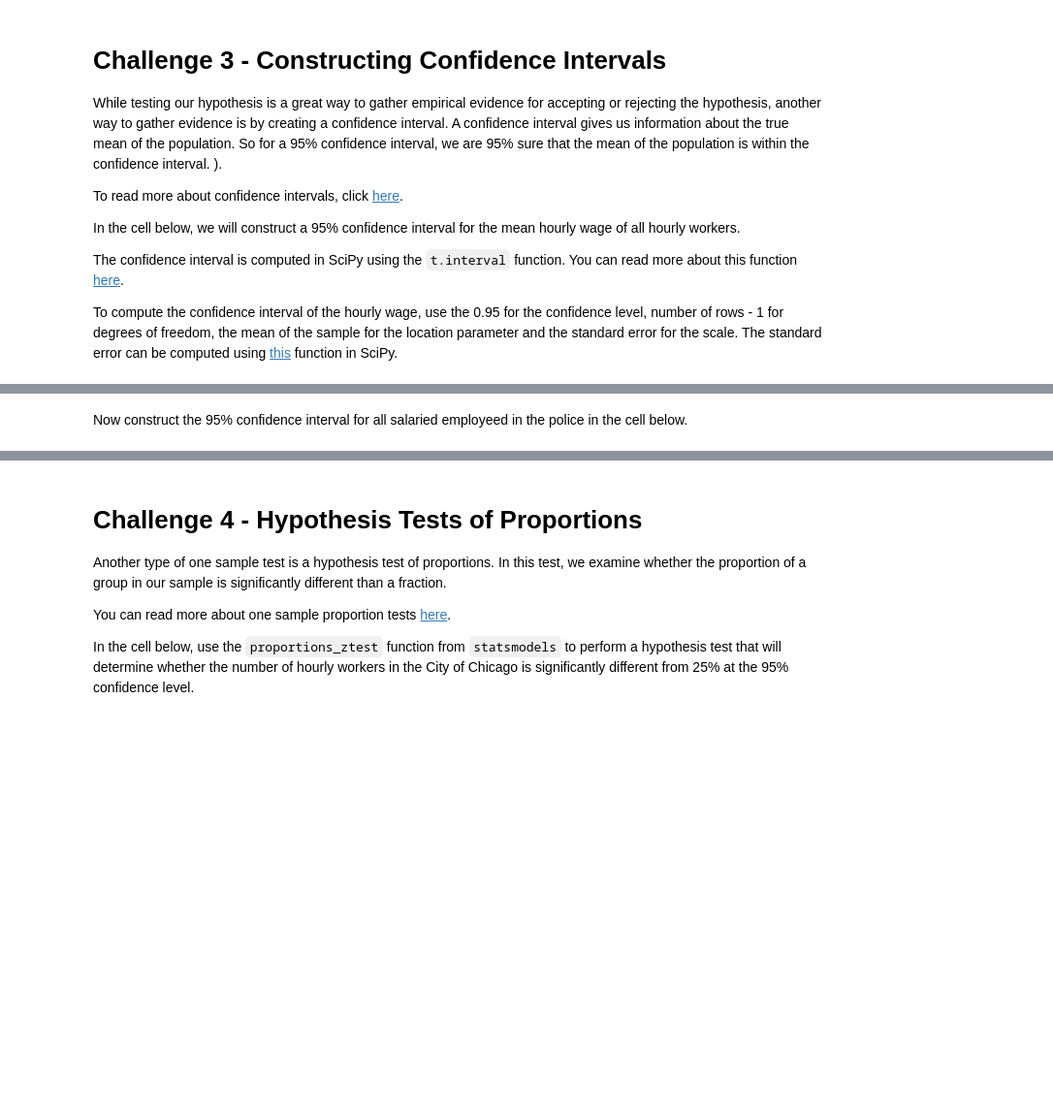
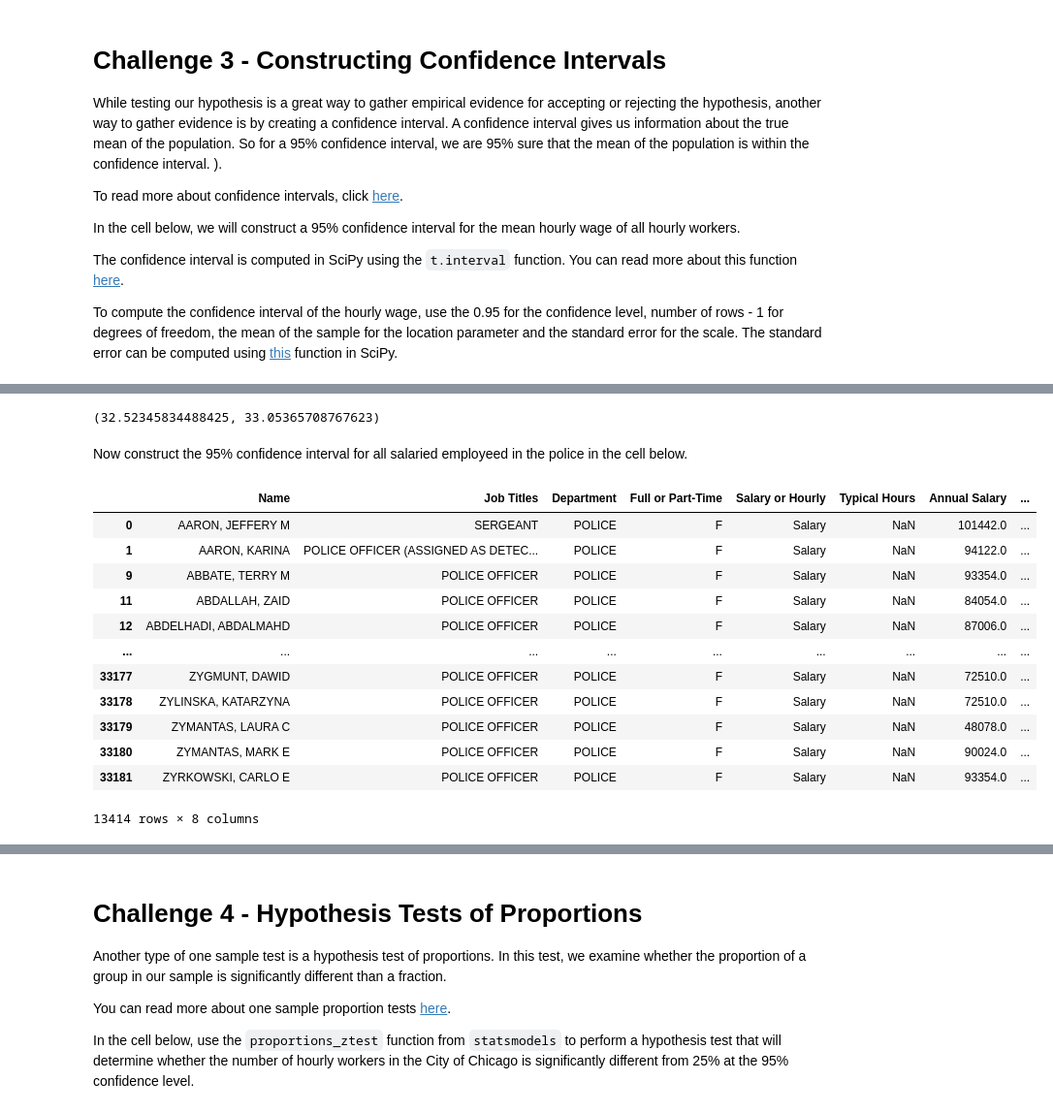
Before and after one commit to Ironhack-Data-Madrid-Octubre-2023/6.2-lab_hypothesis_testing, a Jupyter notebook: your-code/main.ipynb, the cells around one changed output, grey strips where cells are left out. Shown: that part at 97% size. Saved outputs shown, nothing was run; the diff lists cells and outputs as text; code cells hidden in the pictures; blank space fills up the shorter version.

```diff
--- a/your-code/main.ipynb
+++ b/your-code/main.ipynb
@@ -258,2 +364,13 @@ To compute the confidence interval of the hourly wage, use the 0.95 for the conf
+# %%
+t.interval(0.95,                  # alfa = 1 - pvalor, confianza
+           len(hourly["Hourly Rate"])-1,      # N-1, dof
+           loc=hourly["Hourly Rate"].mean(),
+           scale=sem(hourly["Hourly Rate"])
+          )
+
+# este valor tiene q estar entre los 2 resultados q me dan a continuacion 32.788558,
+# como es así hay un 95% de que la media de la muestra se encuentre en estos rangos
+# %% [output]
+(32.52345834488425, 33.05365708767623)
 # %% [markdown]
 Now construct the 95% confidence interval for all salaried employeed in the police in the cell below.
@@ -261,0 +377,17 @@ Now construct the 95% confidence interval for all salaried employeed in the poli
+# %%
+police = salaries[salaries['Department'] == 'POLICE']
+police
+# %% [output]
+|  | Name | Job Titles | Department | Full or Part-Time | Salary or Hourly | Typical Hours | Annual Salary | ... |
+| 0 | AARON, JEFFERY M | SERGEANT | POLICE | F | Salary | NaN | 101442.0 | ... |
+| 1 | AARON, KARINA | POLICE OFFICER (ASSIGNED AS DETEC... | POLICE | F | Salary | NaN | 94122.0 | ... |
+| 9 | ABBATE, TERRY M | POLICE OFFICER | POLICE | F | Salary | NaN | 93354.0 | ... |
+| 11 | ABDALLAH, ZAID | POLICE OFFICER | POLICE | F | Salary | NaN | 84054.0 | ... |
+| 12 | ABDELHADI, ABDALMAHD | POLICE OFFICER | POLICE | F | Salary | NaN | 87006.0 | ... |
+| ... | ... | ... | ... | ... | ... | ... | ... | ... |
+| 33177 | ZYGMUNT, DAWID | POLICE OFFICER | POLICE | F | Salary | NaN | 72510.0 | ... |
+| 33178 | ZYLINSKA, KATARZYNA | POLICE OFFICER | POLICE | F | Salary | NaN | 72510.0 | ... |
+| 33179 | ZYMANTAS, LAURA C | POLICE OFFICER | POLICE | F | Salary | NaN | 48078.0 | ... |
+| 33180 | ZYMANTAS, MARK E | POLICE OFFICER | POLICE | F | Salary | NaN | 90024.0 | ... |
+| 33181 | ZYRKOWSKI, CARLO E | POLICE OFFICER | POLICE | F | Salary | NaN | 93354.0 | ... |
+13414 rows × 8 columns
```
Also changed, not shown: parts of 27 cells of this notebook.
